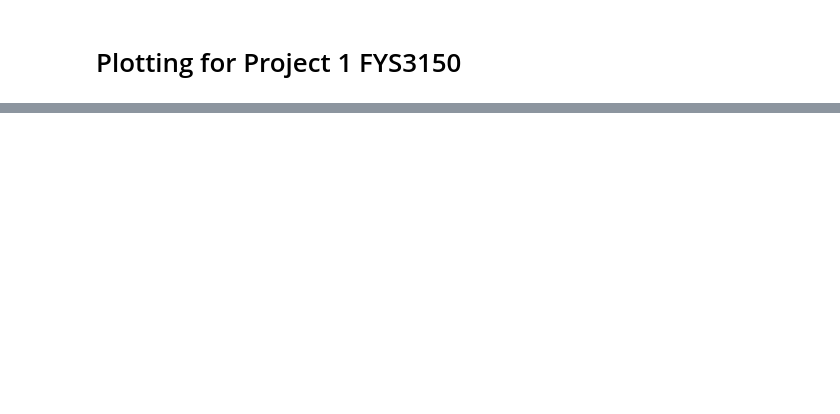
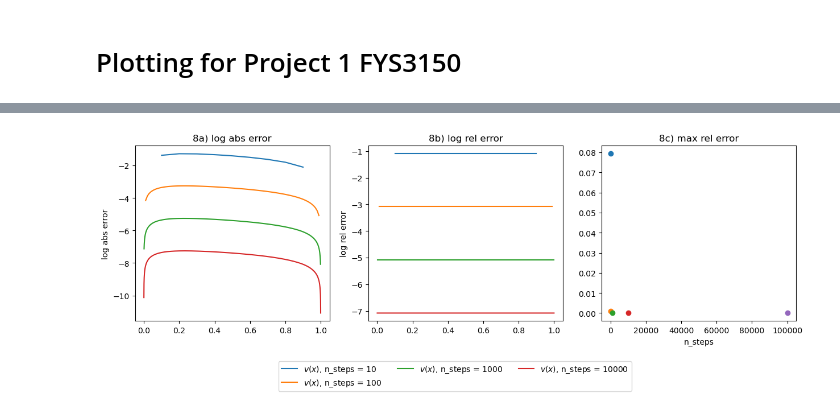
Before and after one commit to Johannesfjeldsaa/FYS3150_projects, a Jupyter notebook: Project1/solutions/plotting.ipynb, the cells around one changed output, grey strips where cells are left out. Cells and saved outputs as stored; diff of their text form; code cells hidden in the pictures; blank space fills up the shorter version.

```diff
--- a/Project1/solutions/plotting.ipynb
+++ b/Project1/solutions/plotting.ipynb
@@ -28,0 +118,35 @@ plt.show()
+# %%
+fig, axs = plt.subplots(nrows=1, ncols=3, figsize=(15, 4))
+
+axs = axs.flatten()
+
+axs[0].set_title("8a) log abs error")
+axs[0].set_ylabel("log abs error")
+
+for n_steps in [10, 100, 1000, 10000]:
+    df = dataframes[n_steps]
+    axs[0].plot(df['x'], np.log10(df['abs_error']), label=rf'$v(x)$, n_steps = {n_steps}')
+
+axs[1].set_title("8b) log rel error")
+axs[1].set_ylabel("log rel error")
+
+for n_steps in [10, 100, 1000, 10000]:
+    df = dataframes[n_steps]
+    axs[1].plot(df['x'], np.log10(df['rel_error']), label=rf'$v(x)$, n_steps = {n_steps}')
+
+axs[2].set_title("8c) max rel error")
+
+for n_steps in [10, 100, 1000, 10000, 100000]:
+    df = dataframes[n_steps]
+    axs[2].scatter(n_steps, df['rel_error'].max(), label=rf'$v(x)$, n_steps = {n_steps}')
+    axs[2].set_xlabel("n_steps")
+    axs[2].set_xscale
+
+
+handles, labels = axs[0].get_legend_handles_labels()
+fig.legend(handles, labels, loc='upper center', bbox_to_anchor=(0.5, -0.05), ncol=3)
+
+plt.savefig(os.path.join('Illustrations', 'problem8fig.pdf'), bbox_inches='tight')
+plt.show()
+# %% [output]
+[figure, added]
```
Also changed, not shown: parts of 12 cells of this notebook, 9 other files.
